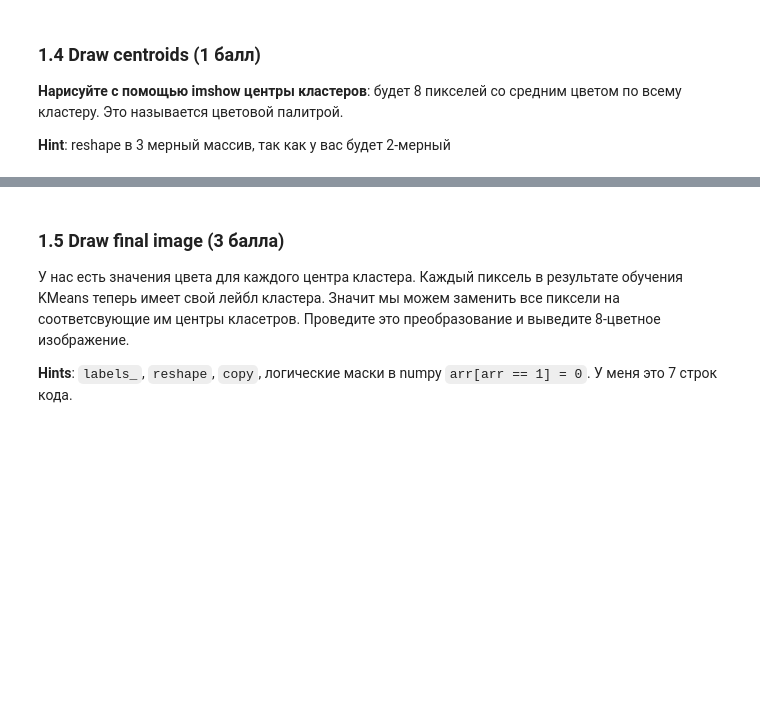
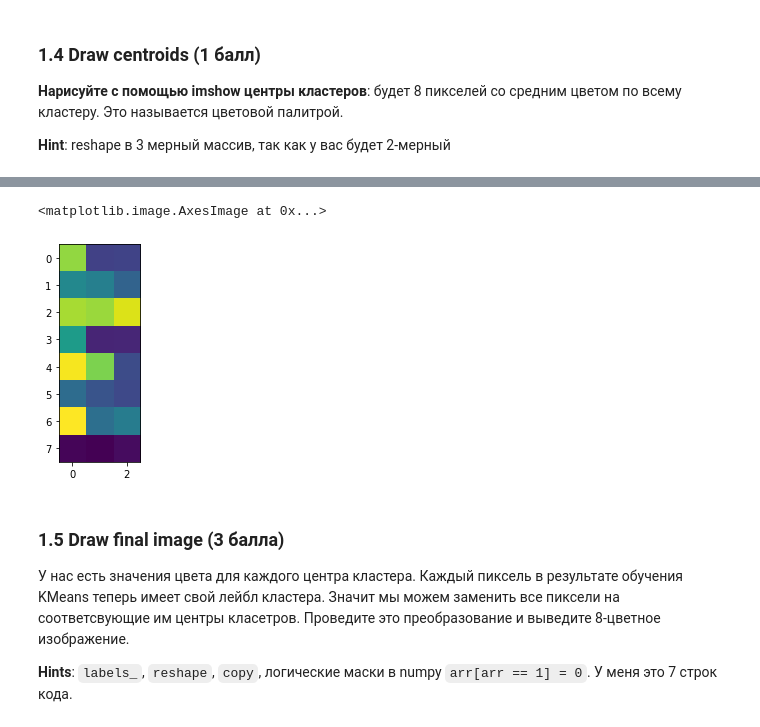
Before and after one commit to D7nis/Course-ML-Classic, a Jupyter notebook: Practice/2. Кластеризация. Kmeans/02-01-clustering_DDA.ipynb, the cells around one changed output, grey strips where cells are left out. Saved outputs shown, nothing was run; the diff lists cells and outputs as text; code cells hidden in the pictures; blank space fills up the shorter version.

```diff
--- a/Practice/2. Кластеризация. Kmeans/02-01-clustering_DDA.ipynb
+++ b/Practice/2. Кластеризация. Kmeans/02-01-clustering_DDA.ipynb
@@ -53,7 +53,7 @@ import numpy as np
 if colab:
     img = imread("/content/drive/My Drive/Data/bird.jpg")
 else:
-    img = imread("../../../data/bird.jpg")
+    img = imread("../../../../data/bird.jpg")
 plt.figure(figsize=(10,15))
 plt.axis('off')
 plt.imshow(img)
@@ -143,0 +134,2 @@ array([[0.43529412, 0.45882353, 0.35686275],
+# %%
+img_float_res = img_float.reshape(-1,3)
@@ -147,0 +146,5 @@ array([[0.43529412, 0.45882353, 0.35686275],
+# %%
+clf = KMeans(n_clusters=8)
+# %%
+%time
+clf.fit(img_float_res)
@@ -155,3 +181,8 @@ array([[0.43529412, 0.45882353, 0.35686275],
+# %%
+plt.imshow(clf.cluster_centers_)
+# %% [output]
+<matplotlib.image.AxesImage at 0x...>
+[figure, added]
 # %% [markdown]
 ### 1.5 Draw final image (3 балла)
 
```
Also changed, not shown: parts of 9 cells of this notebook, 1 other file.
